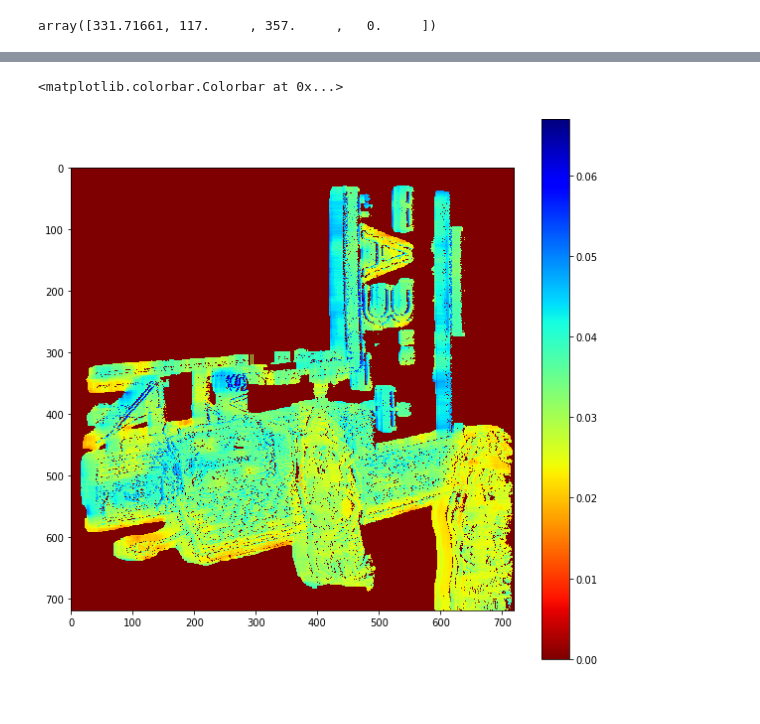
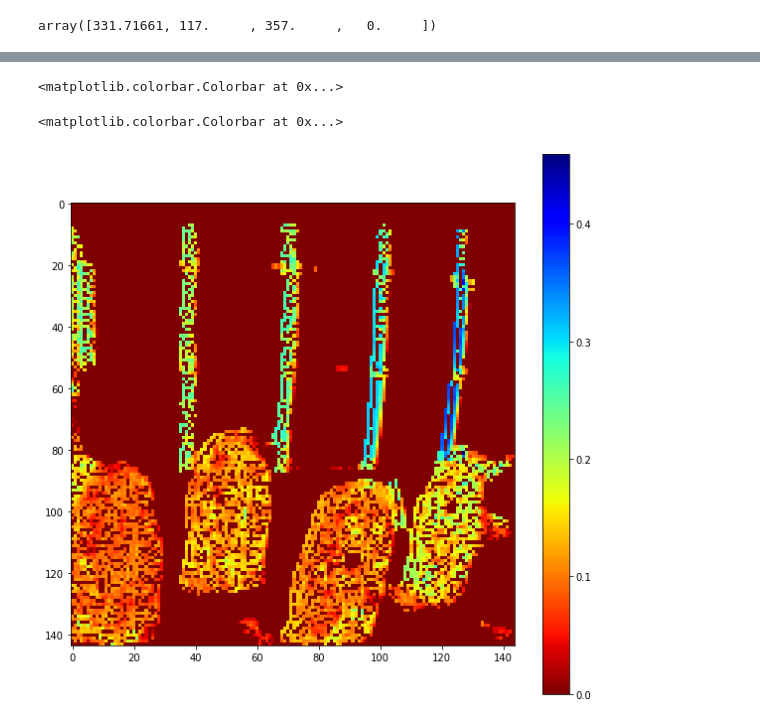
Before and after one commit to stefanochi/depth, a Jupyter notebook: pure_python_evaluation/time_filtering/time_filter_test_vie.ipynb, the cells around one changed output, grey strips where cells are left out. Drawn from its saved outputs; the diff is of its cells as text; code cells hidden in the pictures.

```diff
--- a/pure_python_evaluation/time_filtering/time_filter_test_vie.ipynb
+++ b/pure_python_evaluation/time_filtering/time_filter_test_vie.ipynb
@@ -36,8 +37,10 @@ events_ref[0]
 # %% [output]
 array([331.71661, 117.     , 357.     ,   0.     ])
 # %%
-patch_center = (320, 320)
+patch_center = (320, 920)
 patch_size = 720
+# patch_center = (100, 480)
+# patch_size = 100
 shape = (patch_size, patch_size)
 events = flt.filter_patch(events_t, patch_center, patch_size)
 # %%
@@ -52,0 +56,24 @@ plt.colorbar(mappable=m)
+# %%
+conv_shape = (5, 5)
+conv_stride = (5, 5)
+thresh = 2.0 / 3.0
+result_shape = (int(shape[0]/conv_stride[0]), int(shape[1]/conv_stride[1]))
+conv_acc = np.zeros(result_shape)
+event_conv = []
+for e in events:
+#     if e[3] == 0:
+#         continue
+
+    x = int(e[1] / conv_stride[0])
+    y = int(e[2] / conv_stride[1])
+
+    conv_acc[y, x] += 1 if e[3]==1 else -1
+
+    if np.abs(conv_acc[y, x]) >= conv_shape[0]*conv_shape[1] * thresh:
+        event_conv.append([e[0], x, y, e[3]])
+        conv_acc[y, x] = 0
+
+event_conv = np.array(event_conv)
+# %%
+events = flt.filter_refract(event_conv, 1.1)
+shape = result_shape
@@ -107,11 +276,19 @@ for e in tqdm(events):
+# %%
+final_td, td_predictions, U, V = td2d.compute_time_difference(events, shape, delay=0.8)
+# %%
+plt.figure(figsize=(10, 10))
+m = plt.imshow(U)
+plt.colorbar(m)
+# %% [output]
+<matplotlib.colorbar.Colorbar at 0x...>
 # %%
 %matplotlib inline
-img, count = td.mean_from_dict(td_predictions, shape,30)
+img, count = td.mean_from_dict(td_predictions, shape, 5)
 
 plt.figure(figsize=(10, 10))
 m = plt.imshow(img, cmap="jet_r", interpolation="none")
 plt.colorbar(m)
 # %% [output]
 <matplotlib.colorbar.Colorbar at 0x...>
-[figure, old version]
+[figure, new version]
 # %%
```
Also changed, not shown: parts of 32 cells of this notebook, 29 other files.
